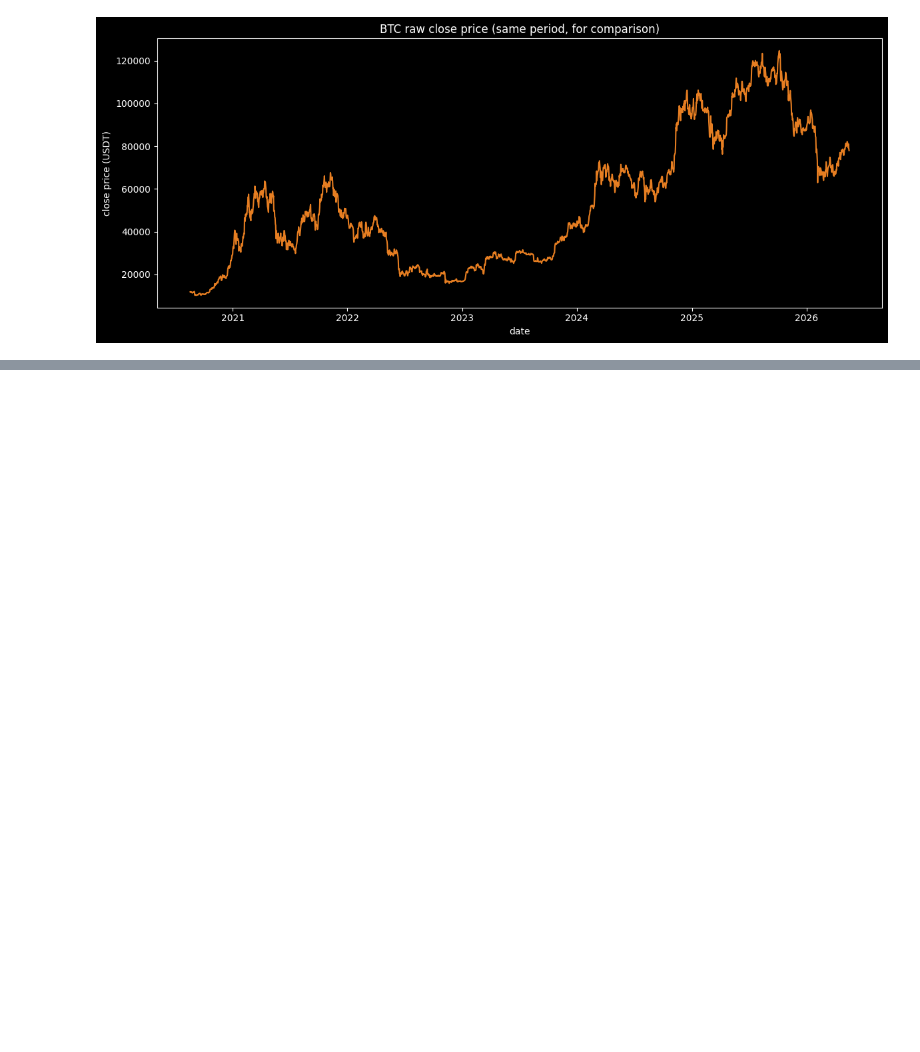
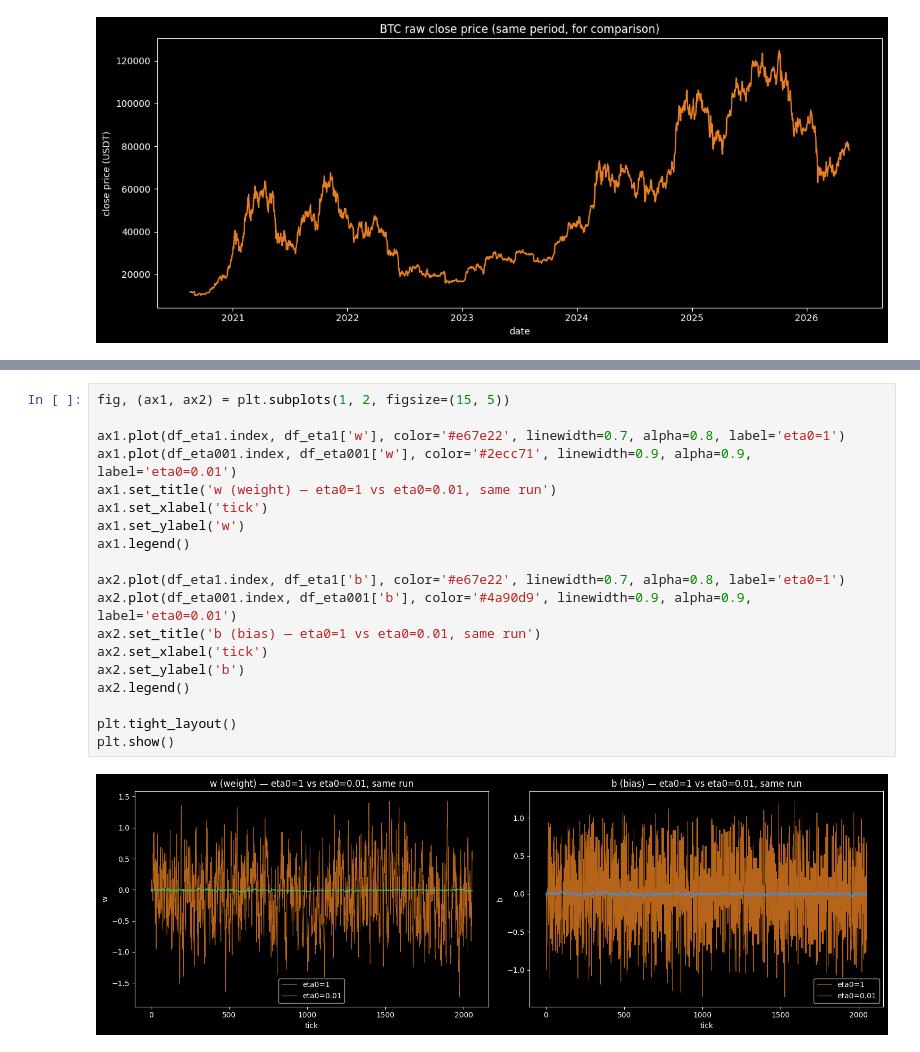
Before and after one commit to Saurav-cloud9/CodePonting, a Jupyter notebook: Algo_Trading/Framework_V2/scripts/trials/regime_model/memlabs/50_model_c_dummy_then_real.ipynb, the cells around one changed output, grey strips where cells are left out. Drawn from its saved outputs; the diff is of its cells as text; blank space fills up the shorter version.

```diff
--- a/Algo_Trading/Framework_V2/scripts/trials/regime_model/memlabs/50_model_c_dummy_then_real.ipynb
+++ b/Algo_Trading/Framework_V2/scripts/trials/regime_model/memlabs/50_model_c_dummy_then_real.ipynb
@@ -314,0 +579,21 @@ plt.show()
+# %%
+fig, (ax1, ax2) = plt.subplots(1, 2, figsize=(15, 5))
+
+ax1.plot(df_eta1.index, df_eta1['w'], color='#e67e22', linewidth=0.7, alpha=0.8, label='eta0=1')
+ax1.plot(df_eta001.index, df_eta001['w'], color='#2ecc71', linewidth=0.9, alpha=0.9, label='eta0=0.01')
+ax1.set_title('w (weight) — eta0=1 vs eta0=0.01, same run')
+ax1.set_xlabel('tick')
+ax1.set_ylabel('w')
+ax1.legend()
+
+ax2.plot(df_eta1.index, df_eta1['b'], color='#e67e22', linewidth=0.7, alpha=0.8, label='eta0=1')
+ax2.plot(df_eta001.index, df_eta001['b'], color='#4a90d9', linewidth=0.9, alpha=0.9, label='eta0=0.01')
+ax2.set_title('b (bias) — eta0=1 vs eta0=0.01, same run')
+ax2.set_xlabel('tick')
+ax2.set_ylabel('b')
+ax2.legend()
+
+plt.tight_layout()
+plt.show()
+# %% [output]
+[figure, added]
```
Also changed, not shown: parts of 12 cells of this notebook, 40 other files.
